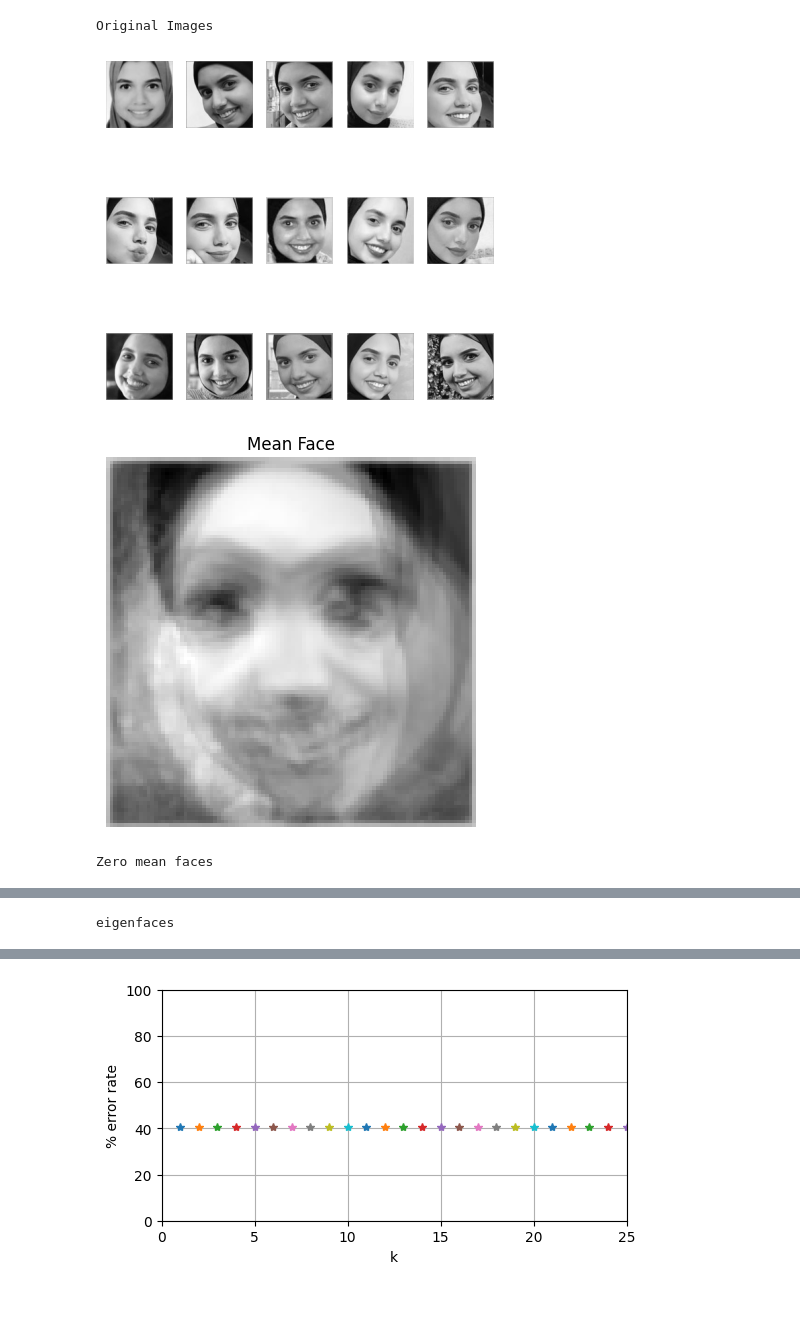
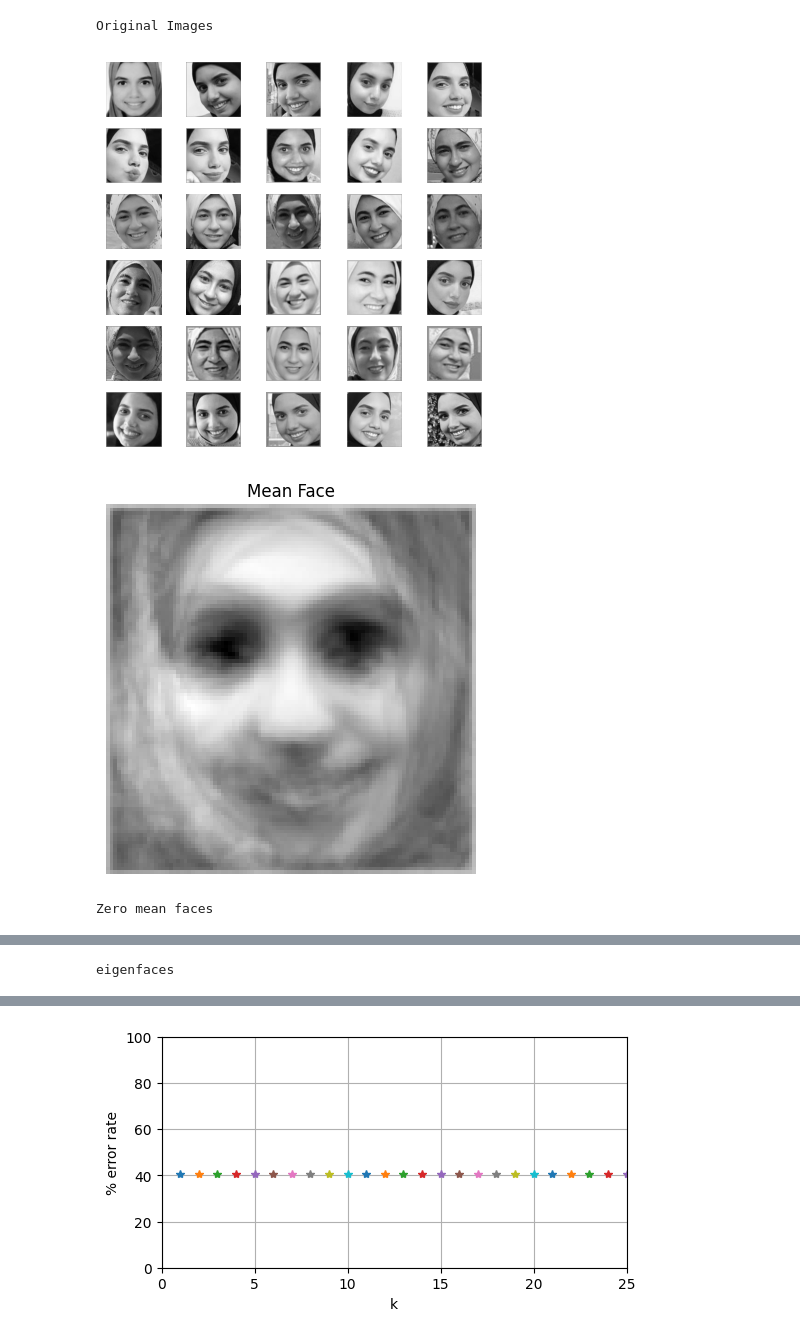
Before and after one commit to Nada-21/Face-Recognition, a Jupyter notebook: Recognize.ipynb, the cells around one changed output, grey strips where cells are left out. Drawn from its saved outputs; the diff is of its cells as text; code cells hidden in the pictures; blank space fills up the shorter version.

Commit message:
Nada & Naira Images

```diff
--- a/Recognize.ipynb
+++ b/Recognize.ipynb
@@ -9,10 +9,11 @@ import matplotlib.pyplot as plt
 image=[]
 flattened_images  =[]
 def griddisplay(image_list):
-    fig1, axes_array = plt.subplots(3, 5)
+    rows = int(len(image_list) / 5)
+    fig1, axes_array = plt.subplots(rows, 5)
     fig1.set_size_inches(5,5)
     k=0
-    for row in range(3):
+    for row in range(rows):
         for col in range(5):
             im = np.array(Image.fromarray(image_list[k]).resize((100, 100), Image.ANTIALIAS))
             axes_array[row][col].imshow(im,cmap=plt.cm.gray)
@@ -25,10 +26,14 @@ for filename in glob.glob(r'C:\Users\power\Desktop\cv-task5\AllData\TrainingImag
     im= np.asarray(im,dtype=float)/255.0
     image.append(im)
 
+TrainImages_num = len(image)
+
+
 print('Original Images')
 griddisplay(image)
 
-for i in range(len(image)):
+
+for i in range(TrainImages_num):
     p=image[i].flatten()
     flattened_images.append(p)
 A_transpose = np.matrix(flattened_images)
@@ -43,34 +48,34 @@ plt.title('Mean Face')
 plt.show()
 
 
 zero_mean =[]
 column =0
-Zero_mean_matrix= np.ones((16384,25))
+Zero_mean_matrix= np.ones((16384,TrainImages_num))
 for values in flattened_images:
     zm= A[:,column] - mean         # zm = values - mean
     zm = np.squeeze(zm)
     Zero_mean_matrix[:,column] =zm
     zm_images = zm.reshape(128,128)
     zero_mean.append(zm)
     column = column +1
 print('Zero mean faces')
 griddisplay(zero_mean)
 
 d = (np.dot(np.transpose(Zero_mean_matrix),Zero_mean_matrix))/425
 u_list =[]
 w2, v2 = la.eigh(d)
 
 for ev in v2:
     ev_transpose = np.transpose(np.matrix(ev))
     u = np.dot(Zero_mean_matrix,ev_transpose)
     u = u / np.linalg.norm(u)
     u_i= u.reshape(128,128)
     u_list.append(u_i)
 
 print('eigenfaces')
 griddisplay(u_list)
 # %% [output]
 Original Images
-[figure, old version]
+[figure, new version]
-[figure, old version]
+[figure, new version]
 Zero mean faces
```
Also changed, not shown: parts of 3 cells of this notebook, 2 other files.
